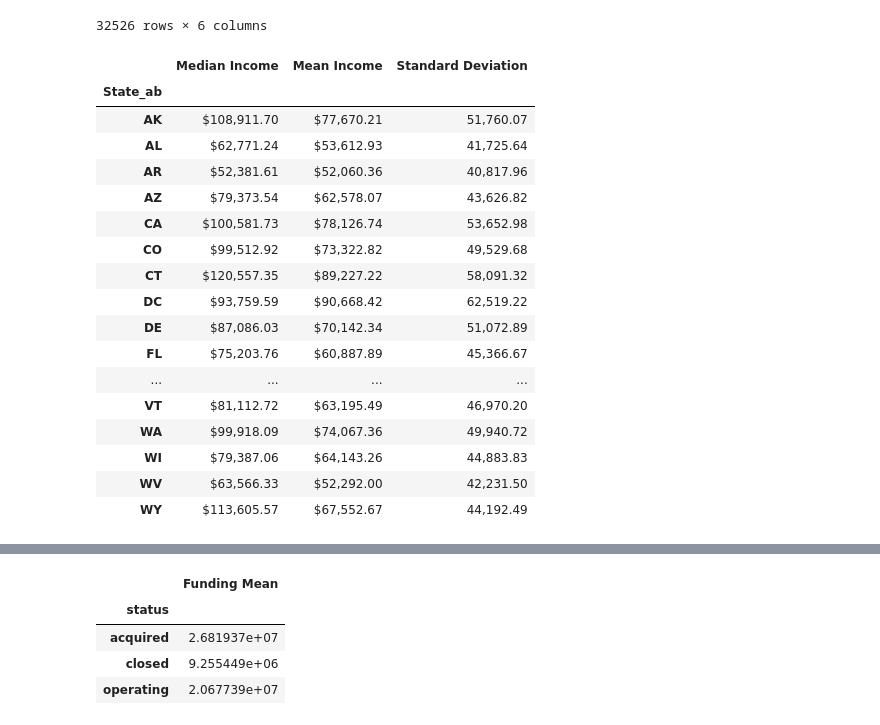
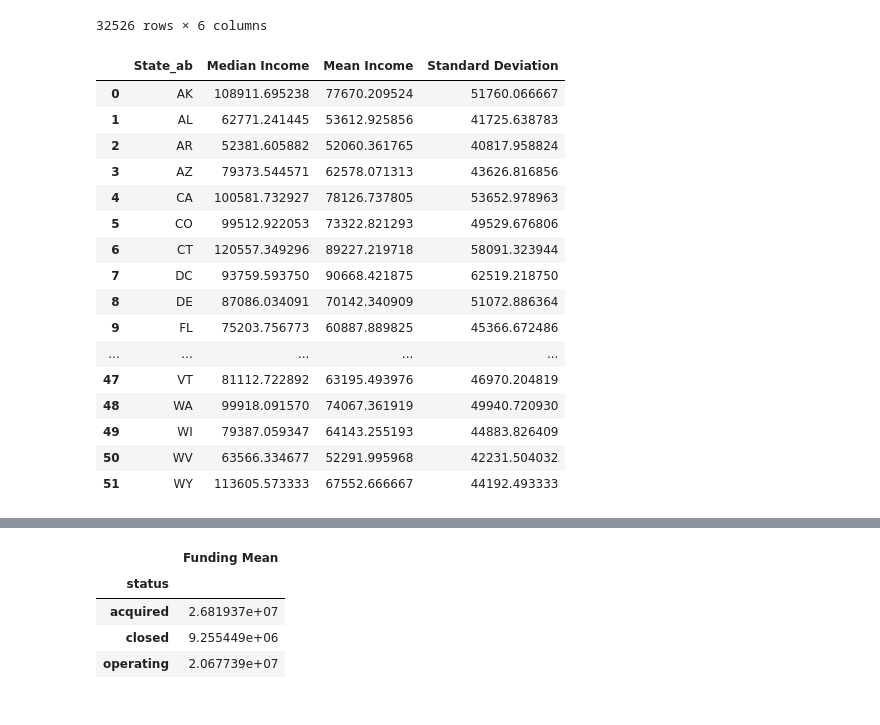
Before and after one commit to tdoanUNCG/etl-project, a Jupyter notebook: lorelle.ipynb, the cells around one changed output, grey strips where cells are left out. Drawn from its saved outputs; the diff is of its cells as text; code cells hidden in the pictures.

Commit message:
stripped formatting

```diff
--- a/lorelle.ipynb
+++ b/lorelle.ipynb
@@ -102,42 +122,34 @@ income_df
 # %%
 # group by and summarize by state name
 groupby_state = income_df.groupby(['State_ab'])
 median_income = groupby_state['Median'].mean()
 mean_income = groupby_state['Mean'].mean()
 stdev_income = groupby_state['Stdev'].mean()
 
 # create new dataframe with values above
 income_df_grouped = pd.DataFrame({"Median Income": median_income,
                                  "Mean Income": mean_income,
                                  "Standard Deviation": stdev_income})
 # reset index
 income_df_grouped.reset_index()
-
-# format
-income_df_grouped['Median Income']=income_df_grouped['Median Income'].map("${:,.2f}".format)
-income_df_grouped['Mean Income']=income_df_grouped['Mean Income'].map("${:,.2f}".format)
-income_df_grouped['Standard Deviation']=income_df_grouped['Standard Deviation'].map("{:,.2f}".format)
-
-income_df_grouped
 # %% [output]
-|  | Median Income | Mean Income | Standard Deviation |
-| State_ab |  |  |  |
-| AK | $108,911.70 | $77,670.21 | 51,760.07 |
-| AL | $62,771.24 | $53,612.93 | 41,725.64 |
-| AR | $52,381.61 | $52,060.36 | 40,817.96 |
-| AZ | $79,373.54 | $62,578.07 | 43,626.82 |
-| CA | $100,581.73 | $78,126.74 | 53,652.98 |
-| CO | $99,512.92 | $73,322.82 | 49,529.68 |
-| CT | $120,557.35 | $89,227.22 | 58,091.32 |
-| DC | $93,759.59 | $90,668.42 | 62,519.22 |
-| DE | $87,086.03 | $70,142.34 | 51,072.89 |
-| FL | $75,203.76 | $60,887.89 | 45,366.67 |
-| ... | ... | ... | ... |
-| VT | $81,112.72 | $63,195.49 | 46,970.20 |
-| WA | $99,918.09 | $74,067.36 | 49,940.72 |
-| WI | $79,387.06 | $64,143.26 | 44,883.83 |
-| WV | $63,566.33 | $52,292.00 | 42,231.50 |
-| WY | $113,605.57 | $67,552.67 | 44,192.49 |
+|  | State_ab | Median Income | Mean Income | Standard Deviation |
+| 0 | AK | 108911.695238 | 77670.209524 | 51760.066667 |
+| 1 | AL | 62771.241445 | 53612.925856 | 41725.638783 |
+| 2 | AR | 52381.605882 | 52060.361765 | 40817.958824 |
+| 3 | AZ | 79373.544571 | 62578.071313 | 43626.816856 |
+| 4 | CA | 100581.732927 | 78126.737805 | 53652.978963 |
+| 5 | CO | 99512.922053 | 73322.821293 | 49529.676806 |
+| 6 | CT | 120557.349296 | 89227.219718 | 58091.323944 |
+| 7 | DC | 93759.593750 | 90668.421875 | 62519.218750 |
+| 8 | DE | 87086.034091 | 70142.340909 | 51072.886364 |
+| 9 | FL | 75203.756773 | 60887.889825 | 45366.672486 |
+| ... | ... | ... | ... | ... |
+| 47 | VT | 81112.722892 | 63195.493976 | 46970.204819 |
+| 48 | WA | 99918.091570 | 74067.361919 | 49940.720930 |
+| 49 | WI | 79387.059347 | 64143.255193 | 44883.826409 |
+| 50 | WV | 63566.334677 | 52291.995968 | 42231.504032 |
+| 51 | WY | 113605.573333 | 67552.666667 | 44192.493333 |
 # %%
 # join both dfs by State_ab and state_code
 investment_income = pd.merge(investments_df, income_df_grouped, how='left', left_on='state_code', right_on= 'State_ab')
```
Also changed, not shown: parts of 7 cells of this notebook.
